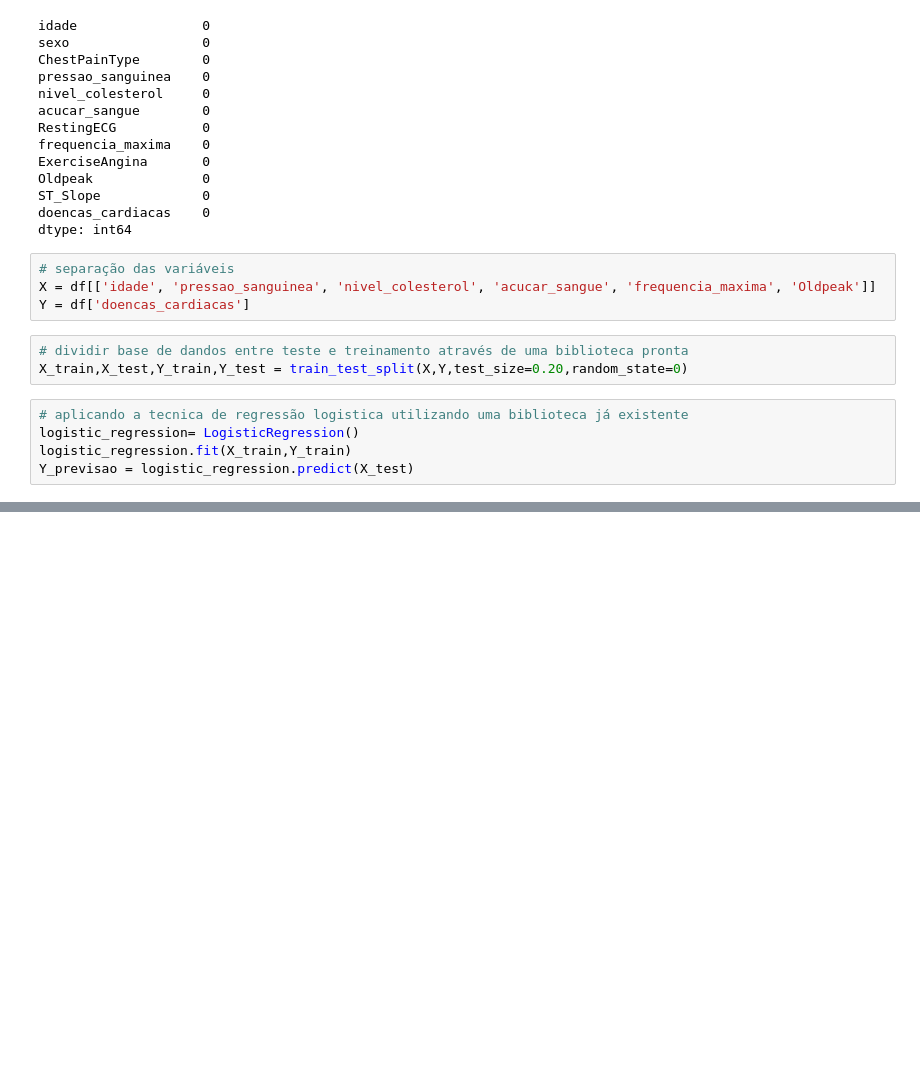
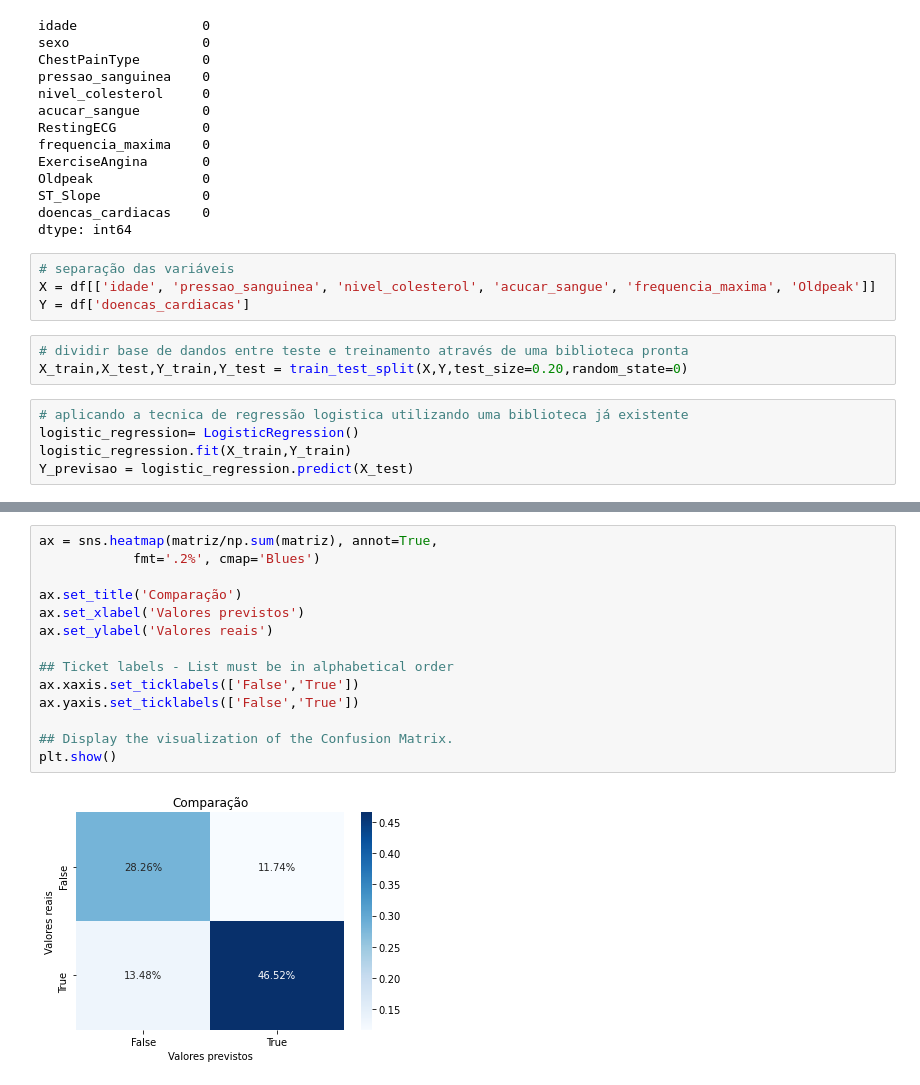
Before and after one commit to luanams/Projeto-2-cdados, a Jupyter notebook: PROJETO 2.ipynb, the cells around one changed output, grey strips where cells are left out. Saved outputs shown, nothing was run; the diff lists cells and outputs as text; blank space fills up the shorter version.

```diff
--- a/PROJETO 2.ipynb
+++ b/PROJETO 2.ipynb
@@ -95,0 +134,16 @@ Acurácia:  0.7478260869565218
+# %%
+ax = sns.heatmap(matriz/np.sum(matriz), annot=True,
+            fmt='.2%', cmap='Blues')
+
+ax.set_title('Comparação')
+ax.set_xlabel('Valores previstos')
+ax.set_ylabel('Valores reais')
+
+## Ticket labels - List must be in alphabetical order
+ax.xaxis.set_ticklabels(['False','True'])
+ax.yaxis.set_ticklabels(['False','True'])
+
+## Display the visualization of the Confusion Matrix.
+plt.show()
+# %% [output]
+[figure, added]
```
Also changed, not shown: parts of 4 cells of this notebook.
